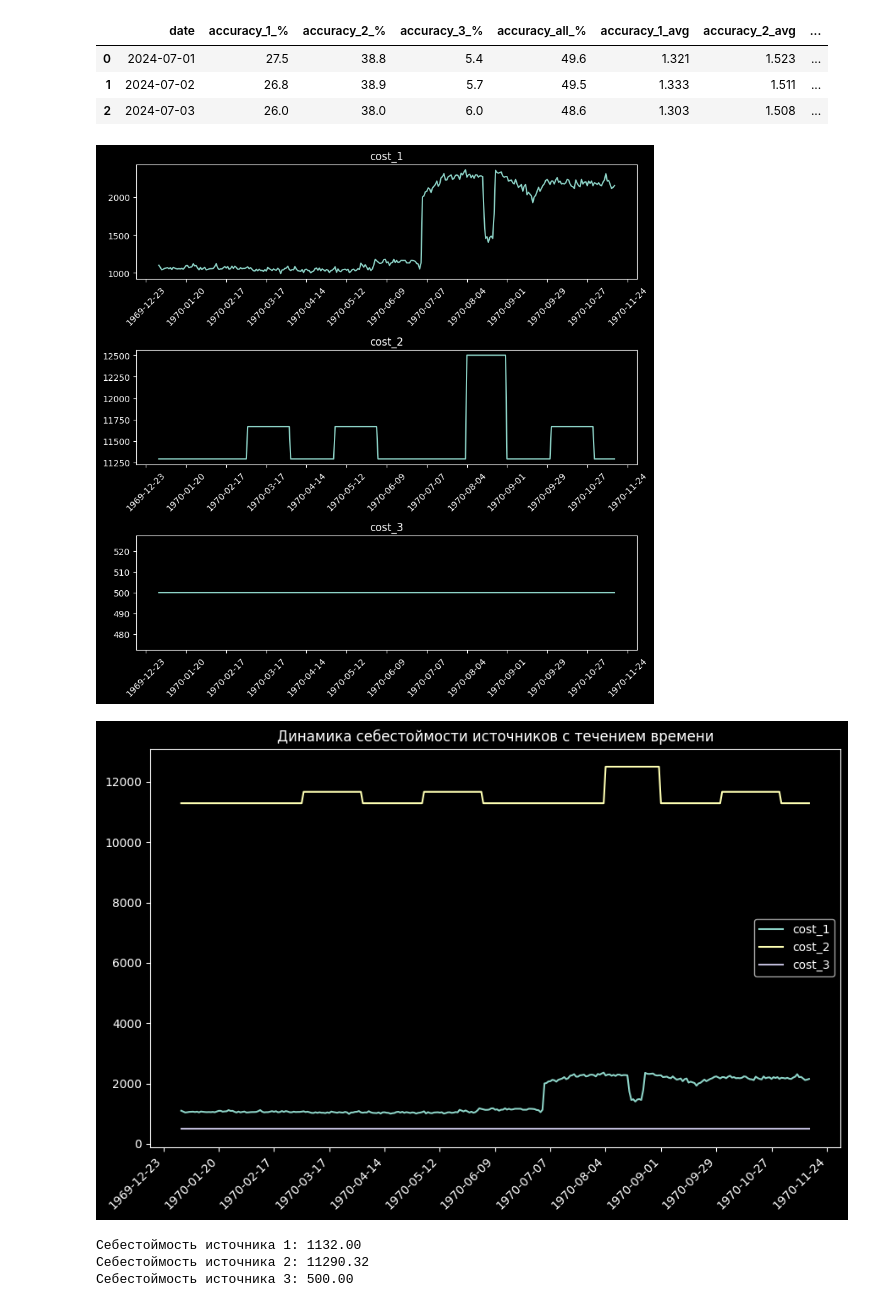
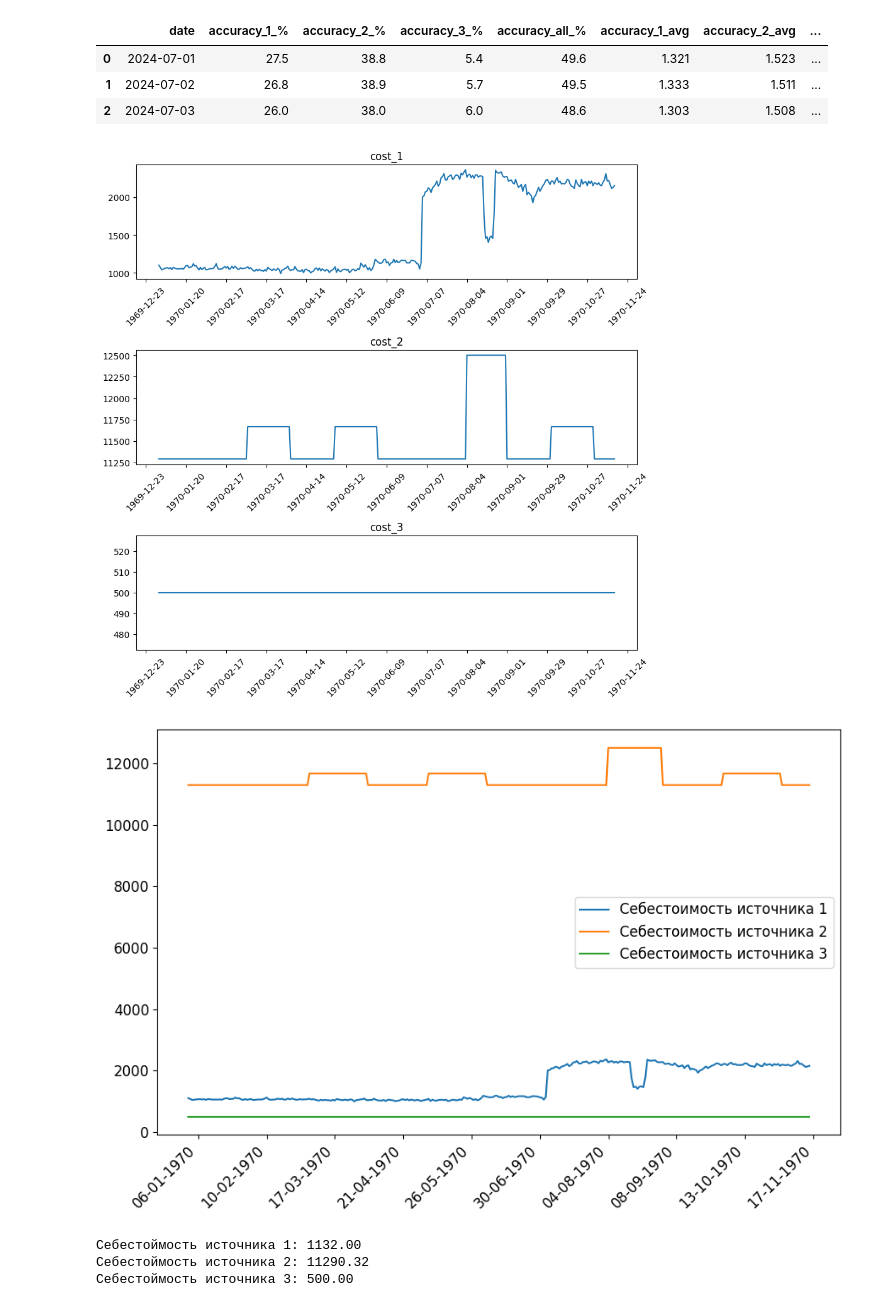
Before and after one commit to IAmSerepok/DataFromVariousSources, a Jupyter notebook: cost_price.ipynb, the cells around one changed output. Drawn from its saved outputs; the diff is of its cells as text; code cells hidden in the pictures.

```diff
--- a/cost_price.ipynb
+++ b/cost_price.ipynb
@@ -3,7 +3,7 @@ import pandas as pd
 import matplotlib.pyplot as plt
 import matplotlib.dates as mdates
 
-plt.style.use('dark_background')
+# plt.style.use('dark_background')
 # %%
 df = pd.read_csv('data/clean_data.csv')
 df.head(3)
@@ -60,28 +60,32 @@ for idx, col in enumerate(cols):
 plt.tight_layout()
 plt.show()
 # %% [output]
-[figure, old version]
+[figure, new version]
 # %%
 cols = [f'cost_{i}' for i in range(1, 4)]
 
 fig, ax = plt.subplots(1, 1, figsize=(9, 6))
 
 for idx, col in enumerate(cols):
-    ax.plot(df['date'], df[col], zorder=2, label=f'{col}')
+    ax.plot(df['date'], df[col], zorder=2, label=f'Себестоимость источника {col[-1:]}')
 
-ax.xaxis.set_major_locator(mdates.WeekdayLocator(interval=4))
-ax.xaxis.set_major_formatter(mdates.DateFormatter('%Y-%m-%d'))
+ax.xaxis.set_major_locator(mdates.WeekdayLocator(interval=5))
+ax.xaxis.set_major_formatter(mdates.DateFormatter('%d-%m-%Y'))
 
-plt.setp(ax.get_xticklabels(), rotation=45, ha='right')
+plt.setp(ax.get_xticklabels(), rotation=45, ha='right', fontsize=12)
 
-plt.title('Динамика себестоймости источников с течением времени')
+plt.yticks(fontsize=12)
 
-plt.legend()
+# plt.title('Динамика себестоймости источников с течением времени')
+
+plt.legend(fontsize=12)
 plt.tight_layout()
 
+plt.savefig('img.jpg')
+
 plt.show()
 # %% [output]
-[figure, old version]
+[figure, new version]
 # %%
 for idx, cost in enumerate(df[[f'cost_{_}' for _ in range(1, 4)]].median().values):
     print(f'Себестоймость источника {idx + 1}: {cost:.2f}')
```
Also changed, not shown: parts of 1 cell of this notebook, 1 other file.
